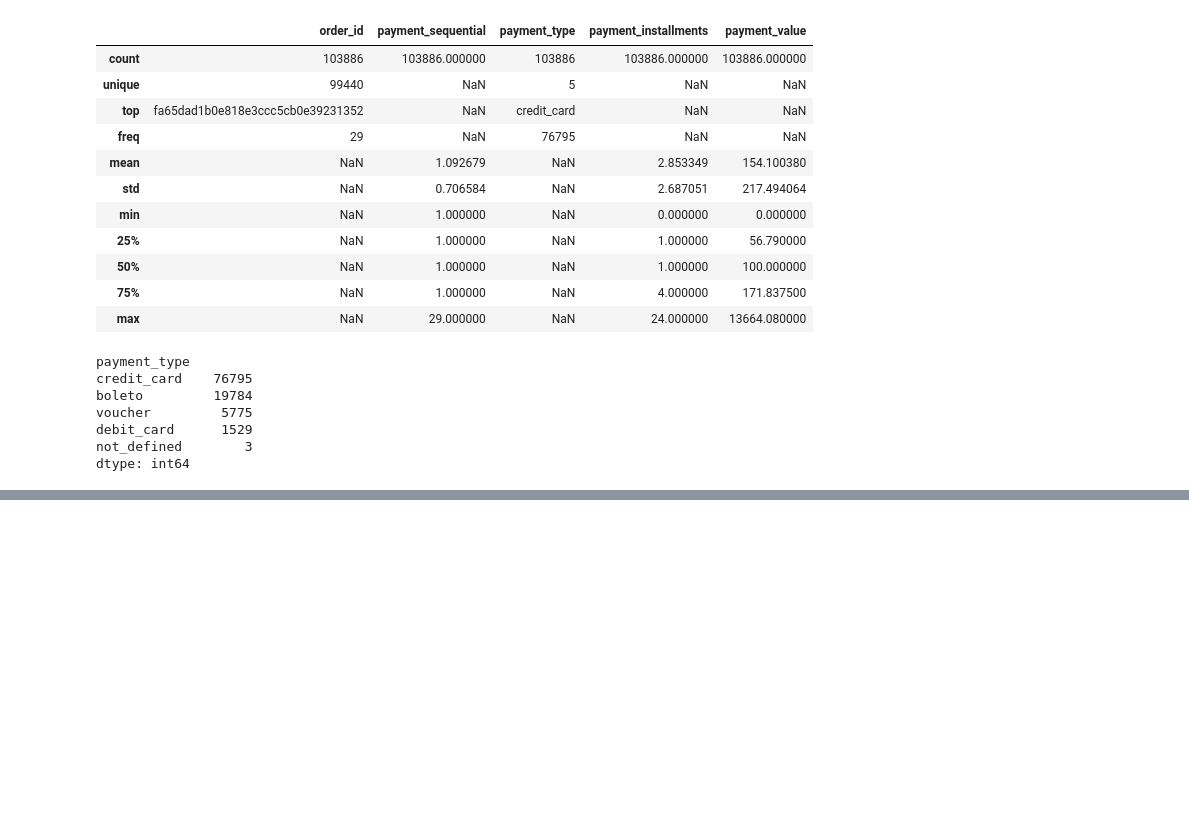
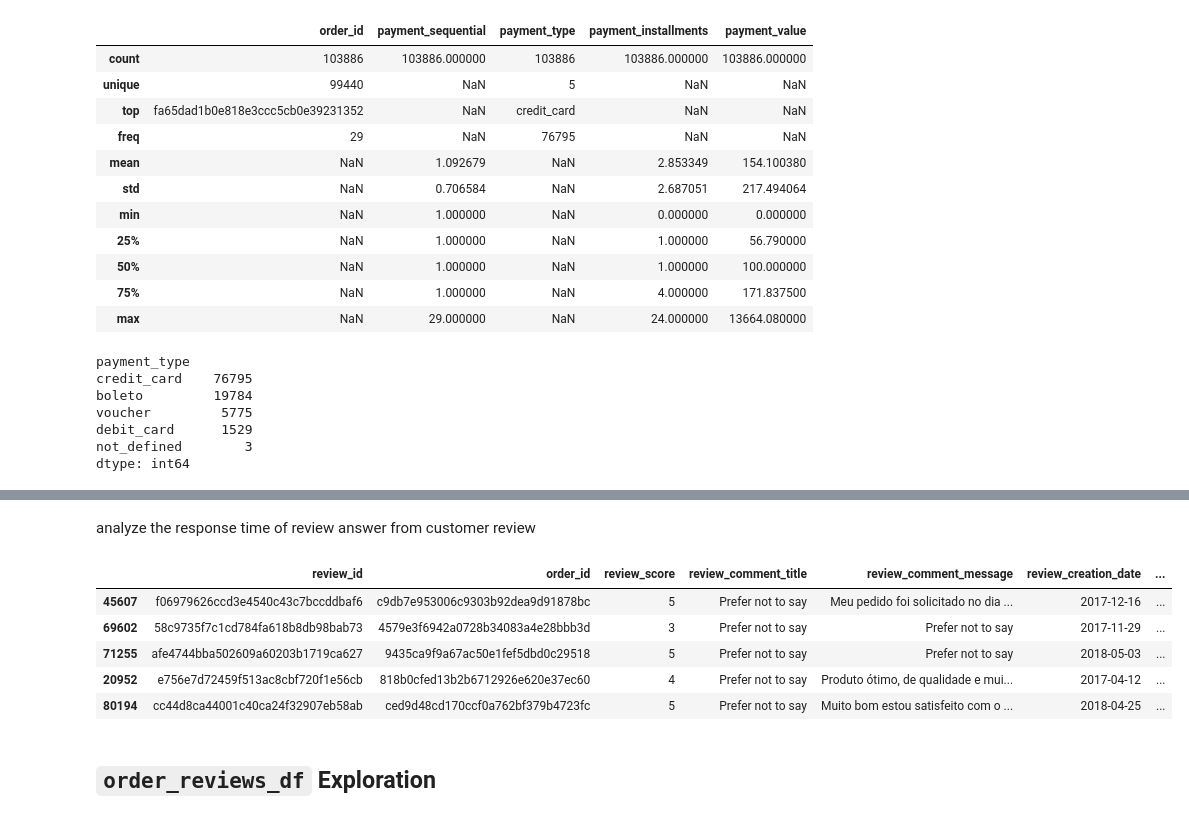
Before and after one commit to naufalmuafi/e-commerce_analysis_project, a Jupyter notebook: main.ipynb, the cells around one changed output, grey strips where cells are left out. Saved outputs shown, nothing was run; the diff lists cells and outputs as text; code cells hidden in the pictures; blank space fills up the shorter version.

```diff
--- a/main.ipynb
+++ b/main.ipynb
@@ -953,0 +969,16 @@ dtype: int64
+# %% [markdown]
+analyze the response time of review answer from customer review
+# %%
+response_answer_time = order_reviews_df["review_answer_timestamp"] - order_reviews_df["review_creation_date"]
+response_answer_time = response_answer_time.apply(lambda x: x.total_seconds())
+order_reviews_df["response_answer_time"] = round(response_answer_time/3600)
+order_reviews_df.sample(5)
+# %% [output]
+|  | review_id | order_id | review_score | review_comment_title | review_comment_message | review_creation_date | ... |
+| 45607 | f06979626ccd3e4540c43c7bccddbaf6 | c9db7e953006c9303b92dea9d91878bc | 5 | Prefer not to say | Meu pedido foi solicitado no dia ... | 2017-12-16 | ... |
+| 69602 | 58c9735f7c1cd784fa618b8db98bab73 | 4579e3f6942a0728b34083a4e28bbb3d | 3 | Prefer not to say | Prefer not to say | 2017-11-29 | ... |
+| 71255 | afe4744bba502609a60203b1719ca627 | 9435ca9f9a67ac50e1fef5dbd0c29518 | 5 | Prefer not to say | Prefer not to say | 2018-05-03 | ... |
+| 20952 | e756e7d72459f513ac8cbf720f1e56cb | 818b0cfed13b2b6712926e620e37ec60 | 4 | Prefer not to say | Produto ótimo, de qualidade e mui... | 2017-04-12 | ... |
+| 80194 | cc44d8ca44001c40ca24f32907eb58ab | ced9d48cd170ccf0a762bf379b4723fc | 5 | Prefer not to say | Muito bom estou satisfeito com o ... | 2018-04-25 | ... |
+# %% [markdown]
+## `order_reviews_df` Exploration
```
Also changed, not shown: parts of 2 cells of this notebook.
